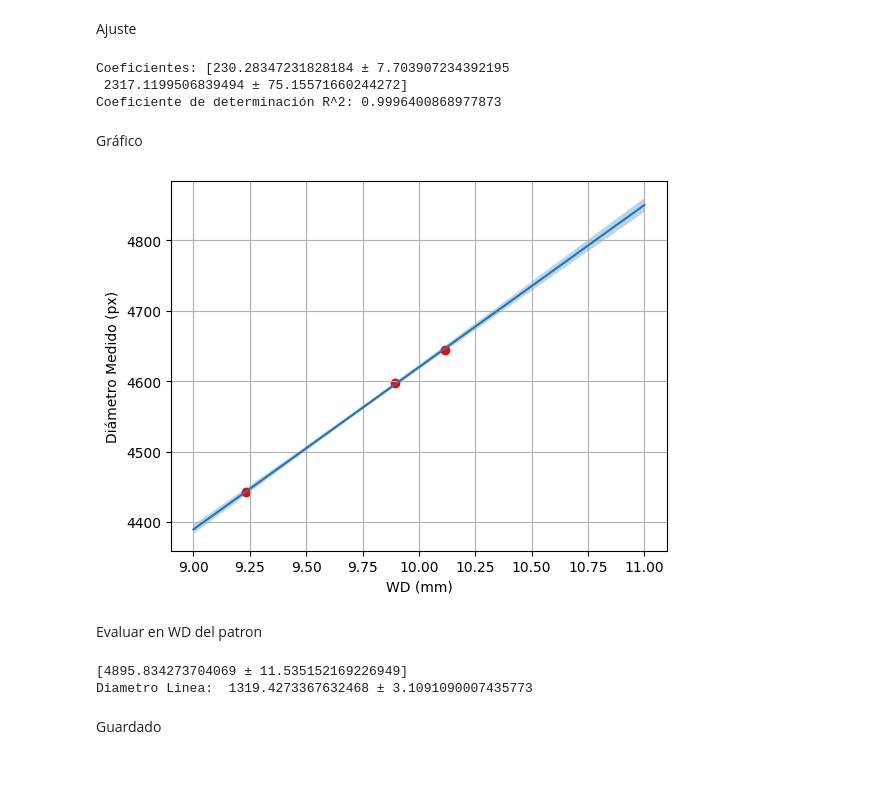
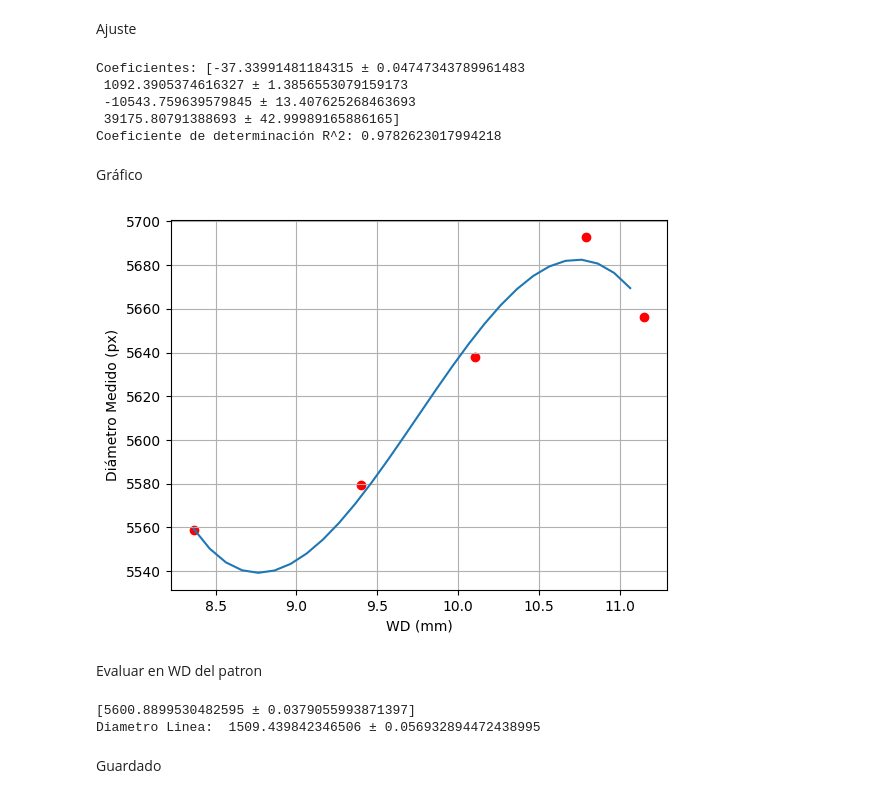
Before and after one commit to MartinMusumano/Medicion_lineas_RF, a Jupyter notebook: Ajuste_WD.ipynb, the cells around one changed output. Cells and saved outputs as stored; diff of their text form; code cells hidden in the pictures; blank space fills up the shorter version.

Commit message:
Cambios Ajuste WD

```diff
--- a/Ajuste_WD.ipynb
+++ b/Ajuste_WD.ipynb
@@ -12,12 +8,18 @@ u_pixels = np.array([5, 5, 5])
+# %%
+WD = np.array([8.36439, 9.40267, 10.1072, 10.7922, 11.1526])#, 13.0717])
+pixels = np.array([5558.662, 5579.416, 5637.8081, 5692.8839, 5656.0473])#, 5643.1325], dtype=float)
+u_pixels = np.array([0.049, 0.0466, 0.05468, 0.05338, 0.0578])#, 0.05718]) * np.sqrt(4000)
 # %% [markdown]
 Ajuste
+# %%
+ORDEN = 3
 # %%
 from metas_unclib import *
 
 WD_u = [ufloat(v) for v in WD]
 pixels_u = [ufloat(v, u) for v, u in zip(pixels, u_pixels)]
 
-model = unumlib.polyfit(WD_u, pixels_u, 1)  # Definir orden del ajuste
+model = unumlib.polyfit(WD_u, pixels_u, ORDEN)  # Definir orden del ajuste
 
 model_vals = unumlib.polyval(model, WD_u)
 r2 = r2_score(pixels, get_value(model_vals))
@@ -25,33 +27,35 @@ r2 = r2_score(pixels, get_value(model_vals))
 print("Coeficientes:", model)
 print("Coeficiente de determinación R^2:", r2)
 # %% [output]
-Coeficientes: [230.28347231828184 ± 7.703907234392195
- 2317.1199506839494 ± 75.15571660244272]
-Coeficiente de determinación R^2: 0.9996400868977873
+Coeficientes: [-37.33991481184315 ± 0.04747343789961483
+ 1092.3905374616327 ± 1.3856553079159173
+ -10543.759639579845 ± 13.407625268463693
+ 39175.80791388693 ± 42.99989165886165]
+Coeficiente de determinación R^2: 0.9782623017994218
 # %% [markdown]
 Gráfico
 # %%
-x = np.arange(9, 11.1, 0.1)
+x = np.arange(WD.min(), WD.max(), 0.1)
 x2 = ufloatarray(x, np.zeros((len(x), len(x))) )
 y = unumlib.polyval(model, x2)
 
 mens = np.array(get_value(y))
 unc = np.array(get_stdunc(y))
 
 fig, ax = plt.subplots()
 ax.plot(x, mens)
 ax.fill_between(x, mens-unc, mens+unc ,alpha=0.3)
 ax.scatter(WD, pixels, c='r')
 ax.set_xlabel('WD (mm)')
 ax.set_ylabel('Diámetro Medido (px)')
 ax.grid()
 # %% [output]
-[figure, old version]
+[figure, new version]
 # %% [markdown]
 Evaluar en WD del patron
 # %%
 # Definir
-wd_pat = 11.198
+wd_pat = 9.65993
 peso_pixel = ufloat(0.2695, 1e-05)
 
 diam_ajustado = unumlib.polyval(model, [wd_pat])
@@ -60,8 +64,8 @@ diam = peso_pixel * diam_ajustado[0]
 print(diam_ajustado)
 print("Diametro Linea: ", diam)
 # %% [output]
-[4895.834273704069 ± 11.535152169226949]
-Diametro Linea:  1319.4273367632468 ± 3.1091090007435773
+[5600.8899530482595 ± 0.0379055993871397]
+Diametro Linea:  1509.439842346506 ± 0.056932894472438995
 # %% [markdown]
 Guardado
 # %%
```
Also changed, not shown: parts of 2 cells of this notebook.
